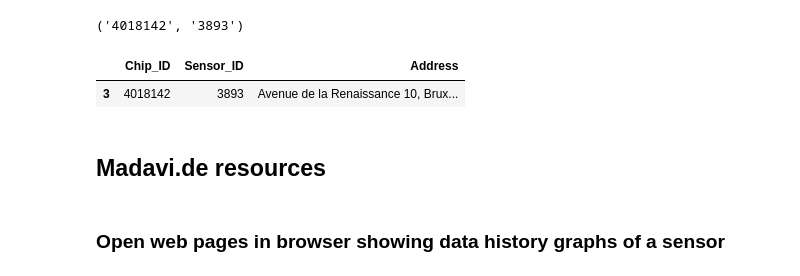
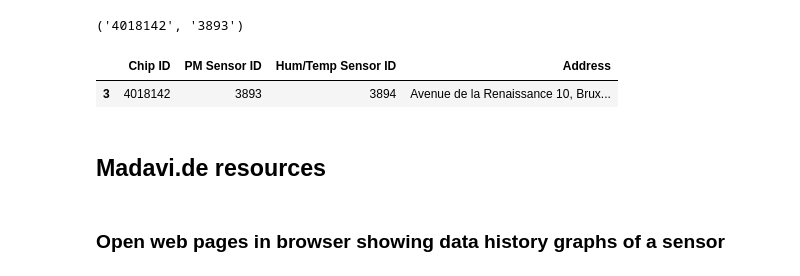
Before and after one commit to dr-1/airqdata, a Jupyter notebook: demo.ipynb, the cells around one changed output. Drawn from its saved outputs; the diff is of its cells as text; code cells hidden in the pictures.

```diff
--- a/demo.ipynb
+++ b/demo.ipynb
@@ -38,10 +38,10 @@ demo_chip_id, demo_sensor_id
 # %% [output]
 ('4018142', '3893')
 # %%
-sensors[sensors.Sensor_ID == "3893"]
+sensors[sensors["PM Sensor ID"] == "3893"]
 # %% [output]
-|  | Chip_ID | Sensor_ID | Address |
-| 3 | 4018142 | 3893 | Avenue de la Renaissance 10, Brux... |
+|  | Chip ID | PM Sensor ID | Hum/Temp Sensor ID | Address |
+| 3 | 4018142 | 3893 | 3894 | Avenue de la Renaissance 10, Brux... |
 # %% [markdown]
 ## Madavi.de resources
 # %% [markdown]
```
Also changed, not shown: parts of 3 cells of this notebook, 1 other file.
